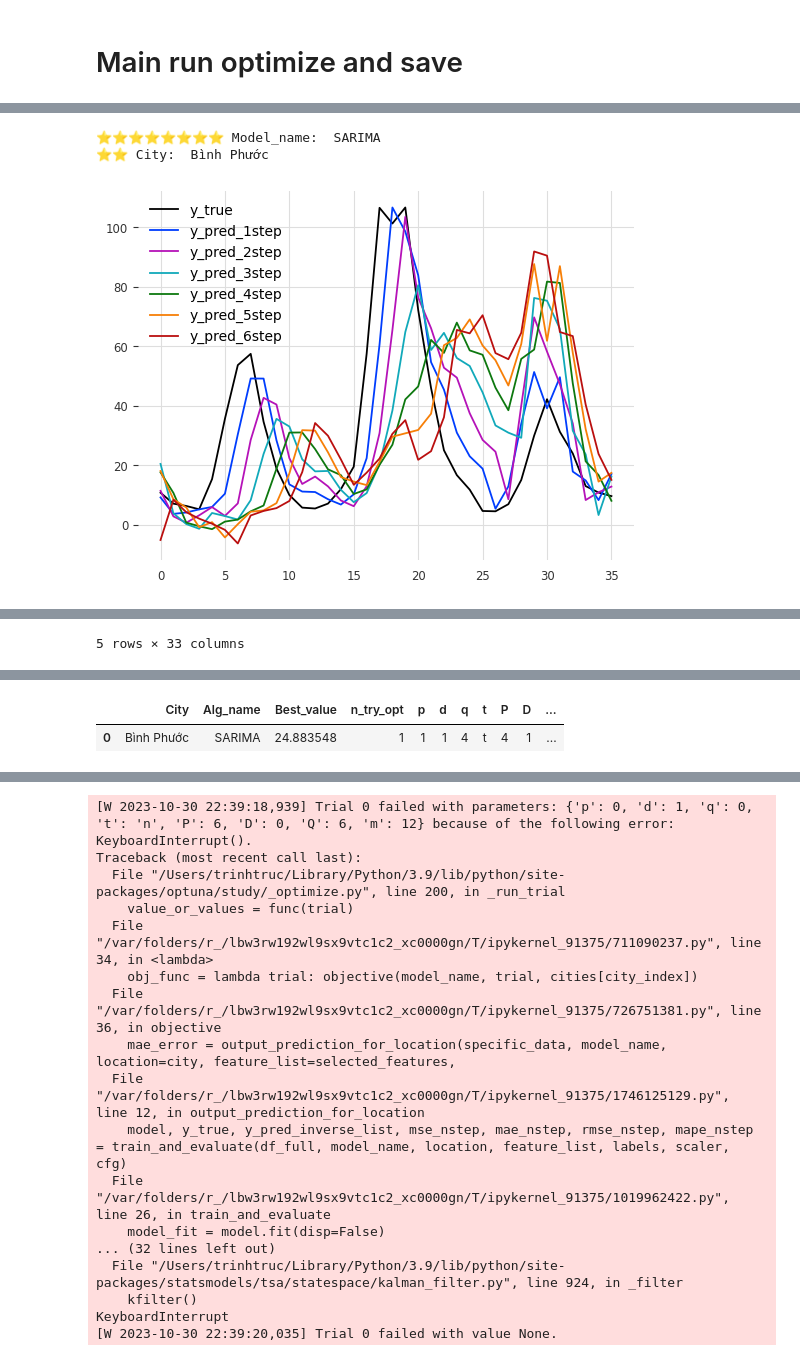
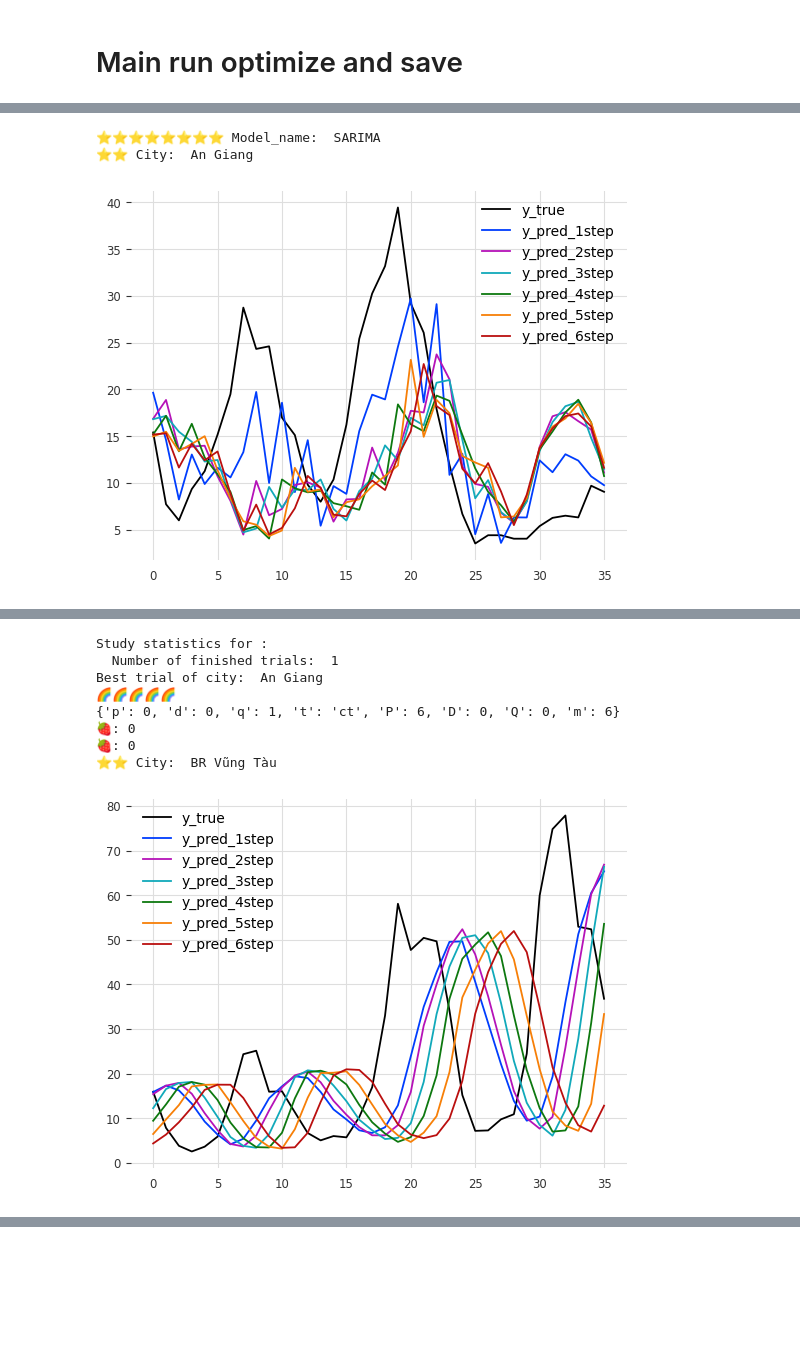
Before and after one commit to NguyenHzviper/OutBreak, a Jupyter notebook: optimize_hyperparam/optuna_ml_291023_multioutput.ipynb, the cells around one changed output, grey strips where cells are left out. Drawn from its saved outputs; the diff is of its cells as text; code cells hidden in the pictures; blank space fills up the shorter version.

```diff
--- a/optimize_hyperparam/optuna_ml_291023_multioutput.ipynb
+++ b/optimize_hyperparam/optuna_ml_291023_multioutput.ipynb
@@ -51,7 +51,7 @@ all_cities = [
 ]
 cities = ['Hà Nội','Hải Phòng','Quảng Ninh','Nam Định','Thái Bình','Quảng Nam','Quảng Ngãi', 'Phú Yên',
           'Ninh Thuận', 'Bình Thuận', 'Tây Ninh', 'Bình Phước', 'An Giang', 'Tiền Giang','Cần Thơ', 'Trà Vinh']
-cities = [ 'Bình Phước', 'An Giang','Quảng Ninh']
+cities = ['An Giang', 'BR Vũng Tàu', 'Bình Phước']
 # %%
 # Set hyperparameters as args using the Configuration class
 class Configuration():
@@ -296,9 +296,6 @@ def output_prediction_for_location(df_full, model_name, location, feature_list,
         df_prediction[f"MAE_{step+1}-month"] = mae_nstep[step]
         df_prediction[f"MAPE_{step+1}-month"] = mape_nstep[step]
         df_prediction[f"MSE_{step+1}-month"] = mse_nstep[step]
-    print("⭐️⭐️⭐️⭐️⭐️⭐️⭐️")
-    display(df_prediction.head(5))
-    print(mean(mae_nstep))
     return mean(mae_nstep)
 # %%
 def getDataWithSelectedFeature(city, next_predicted_month):
@@ -420,16 +417,12 @@ if __name__ == '__main__':
                               'Q':best_trial.params['Q'],
                               'm':best_trial.params['m']
                           })
-            print("🔥🔥🔥🔥🔥🔥")
-            display(one_city_param)
         folder_path = f'opt_results/opt_res_ml_26102023/{model_name}/'
         file_path = folder_path+ f'261023_DF_opt_hyperparam_{model_name}_multi-nstep.xlsx'
         if(os.path.isfile(file_path)):
-            print("🐸")
             with pd.ExcelWriter(file_path,mode="a",engine="openpyxl",if_sheet_exists="overlay") as writer:
                 one_city_param.to_excel(writer, header=None, startrow=city_index+1,index=False)
         else:
-            print("🐹")
             if(not (os.path.isdir(folder_path))):
               os.mkdir(folder_path)
             with pd.ExcelWriter(file_path,engine="openpyxl") as writer:
@@ -445,3 +438,3 @@ if __name__ == '__main__':
 ⭐️⭐️⭐️⭐️⭐️⭐️⭐️⭐️ Model_name:  SARIMA
-⭐️⭐️ City:  Bình Phước
+⭐️⭐️ City:  An Giang
-[figure, old version]
+[figure, new version]
@@ -455 +443,9 @@ if __name__ == '__main__':
-5 rows × 33 columns
+Study statistics for :
+  Number of finished trials:  1
+Best trial of city:  An Giang
+🌈🌈🌈🌈🌈
+{'p': 0, 'd': 0, 'q': 1, 't': 'ct', 'P': 6, 'D': 0, 'Q': 0, 'm': 6}
+🍓: 0
+🍓: 0
+⭐️⭐️ City:  BR Vũng Tàu
+[figure, added]
@@ -466,2 +461,0 @@ Best trial of city:  Bình Phước
-|  | City | Alg_name | Best_value | n_try_opt | p | d | q | t | P | D | ... |
-| 0 | Bình Phước | SARIMA | 24.883548 | 1 | 1 | 1 | 4 | t | 4 | 1 | ... |
@@ -471,17 +470,0 @@ Best trial of city:  Bình Phước
-[W 2023-10-30 22:39:18,939] Trial 0 failed with parameters: {'p': 0, 'd': 1, 'q': 0, 't': 'n', 'P': 6, 'D': 0, 'Q': 6, 'm': 12} because of the following error: KeyboardInterrupt().
-Traceback (most recent call last):
-  File "/Users/trinhtruc/Library/Python/3.9/lib/python/site-packages/optuna/study/_optimize.py", line 200, in _run_trial
-    value_or_values = func(trial)
-  File "/var/folders/r_/lbw3rw192wl9sx9vtc1c2_xc0000gn/T/ipykernel_91375/711090237.py", line 34, in <lambda>
-    obj_func = lambda trial: objective(model_name, trial, cities[city_index])
-  File "/var/folders/r_/lbw3rw192wl9sx9vtc1c2_xc0000gn/T/ipykernel_91375/726751381.py", line 36, in objective
-    mae_error = output_prediction_for_location(specific_data, model_name, location=city, feature_list=selected_features,
-  File "/var/folders/r_/lbw3rw192wl9sx9vtc1c2_xc0000gn/T/ipykernel_91375/1746125129.py", line 12, in output_prediction_for_location
-    model, y_true, y_pred_inverse_list, mse_nstep, mae_nstep, rmse_nstep, mape_nstep = train_and_evaluate(df_full, model_name, location, feature_list, labels, scaler, cfg)
-  File "/var/folders/r_/lbw3rw192wl9sx9vtc1c2_xc0000gn/T/ipykernel_91375/1019962422.py", line 26, in train_and_evaluate
-    model_fit = model.fit(disp=False)
-... (32 lines left out)
-  File "/Users/trinhtruc/Library/Python/3.9/lib/python/site-packages/statsmodels/tsa/statespace/kalman_filter.py", line 924, in _filter
-    kfilter()
-KeyboardInterrupt
-[W 2023-10-30 22:39:20,035] Trial 0 failed with value None.
```
Also changed, not shown: parts of 1 cell of this notebook, 7 other files.
